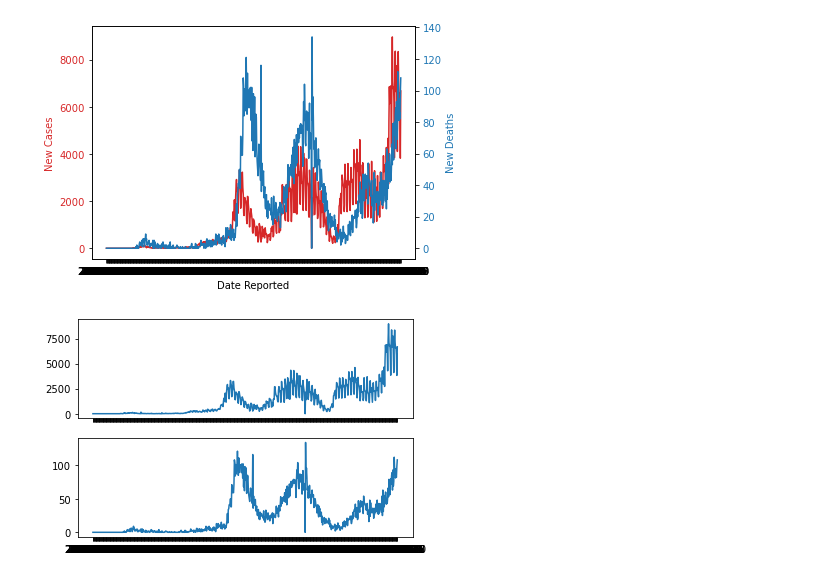
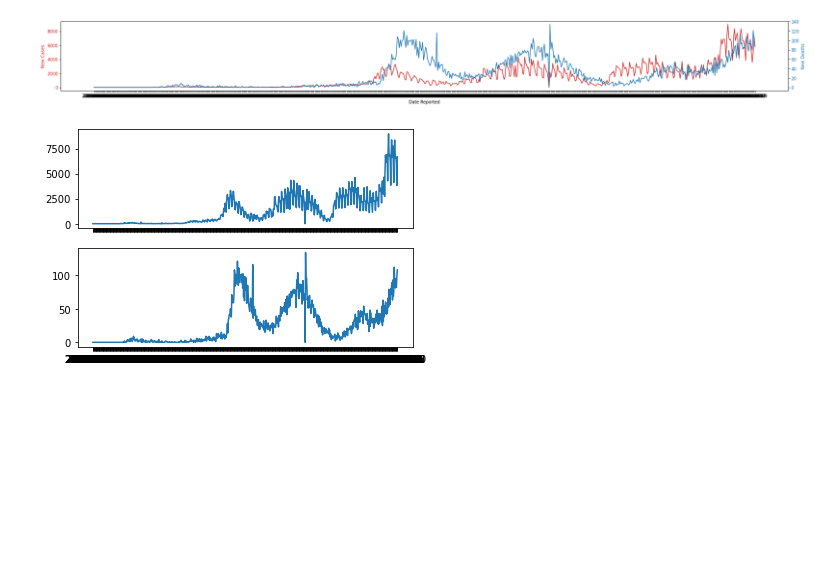
Before and after one commit to Giorgos-vr/master, a Jupyter notebook: school-projects-main/COVID_GR.ipynb, the cells around one changed output. Saved outputs shown, nothing was run; the diff lists cells and outputs as text; code cells hidden in the pictures; blank space fills up the shorter version.

Commit message:
new graphs

```diff
--- a/school-projects-main/COVID_GR.ipynb
+++ b/school-projects-main/COVID_GR.ipynb
@@ -46,23 +46,24 @@ gr_df
 # %%
-fig, ax1 = plt.subplots()
+fig = plt.figure(figsize=(25,3))
+ax1 = fig.subplots()
 
 color = 'tab:red'
 ax1.set_xlabel('Date Reported')
 ax1.set_ylabel('New Cases', color=color)
 ax1.plot('Date_reported', 'New_cases', color=color,data=gr_df)
 ax1.tick_params(axis='y', labelcolor=color)
 
 ax2 = ax1.twinx()
 
 color = 'tab:blue'
 ax2.set_ylabel('New Deaths', color=color)
 ax2.plot('Date_reported', 'New_deaths', color=color,data=gr_df)
 ax2.tick_params(axis='y', labelcolor=color)
 
 fig.tight_layout()
 plt.show()
 # %% [output]
-[figure, old version]
+[figure, new version]
 # %%
 fig, ax = plt.subplots(2,1, sharex=True)
 ax[0].plot('Date_reported','New_cases',data=gr_df)
```
Also changed, not shown: parts of 2 cells of this notebook.
